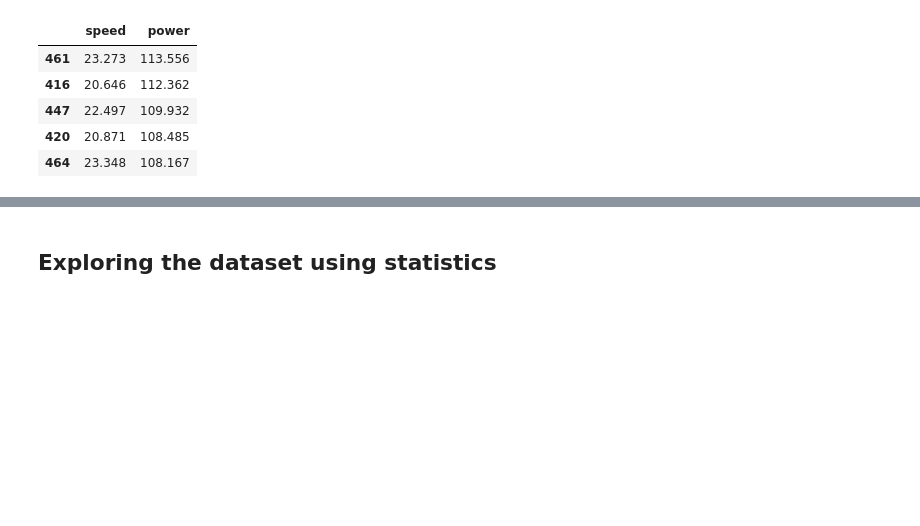
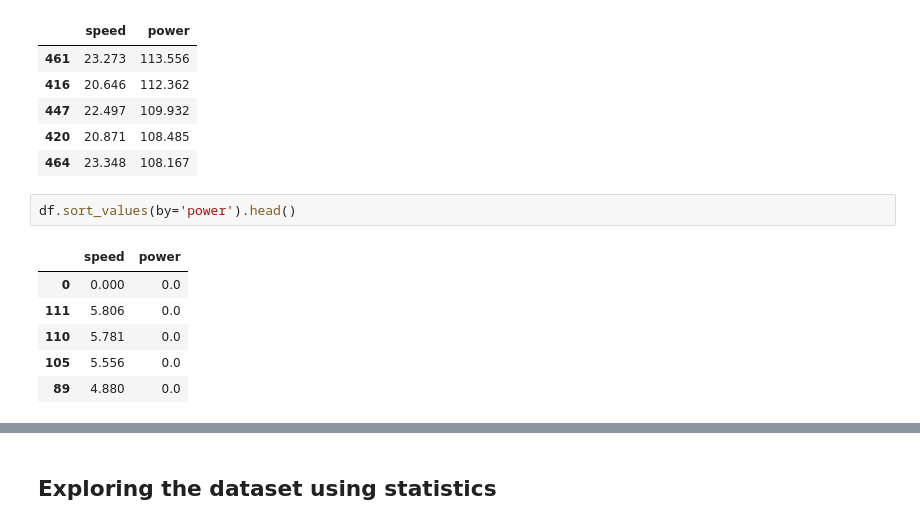
Before and after one commit to angela1C/MLASProject, a Jupyter notebook: speed_power.ipynb, the cells around one changed output, grey strips where cells are left out. Saved outputs shown, nothing was run; the diff lists cells and outputs as text; blank space fills up the shorter version.

```diff
--- a/speed_power.ipynb
+++ b/speed_power.ipynb
@@ -115,3 +193,12 @@ df.sort_values(by='power', ascending=False).head()
 | 447 | 22.497 | 109.932 |
 | 420 | 20.871 | 108.485 |
 | 464 | 23.348 | 108.167 |
+# %%
+df.sort_values(by='power').head()
+# %% [output]
+|  | speed | power |
+| 0 | 0.000 | 0.0 |
+| 111 | 5.806 | 0.0 |
+| 110 | 5.781 | 0.0 |
+| 105 | 5.556 | 0.0 |
+| 89 | 4.880 | 0.0 |
```
Also changed, not shown: parts of 21 cells of this notebook, 1 other file.
